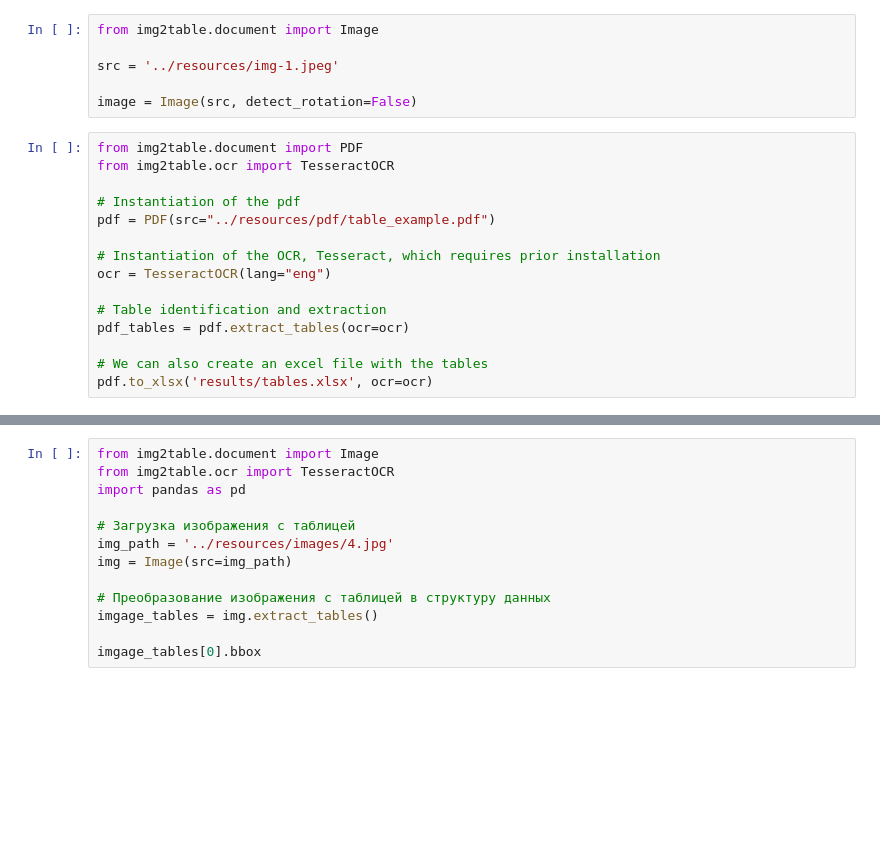
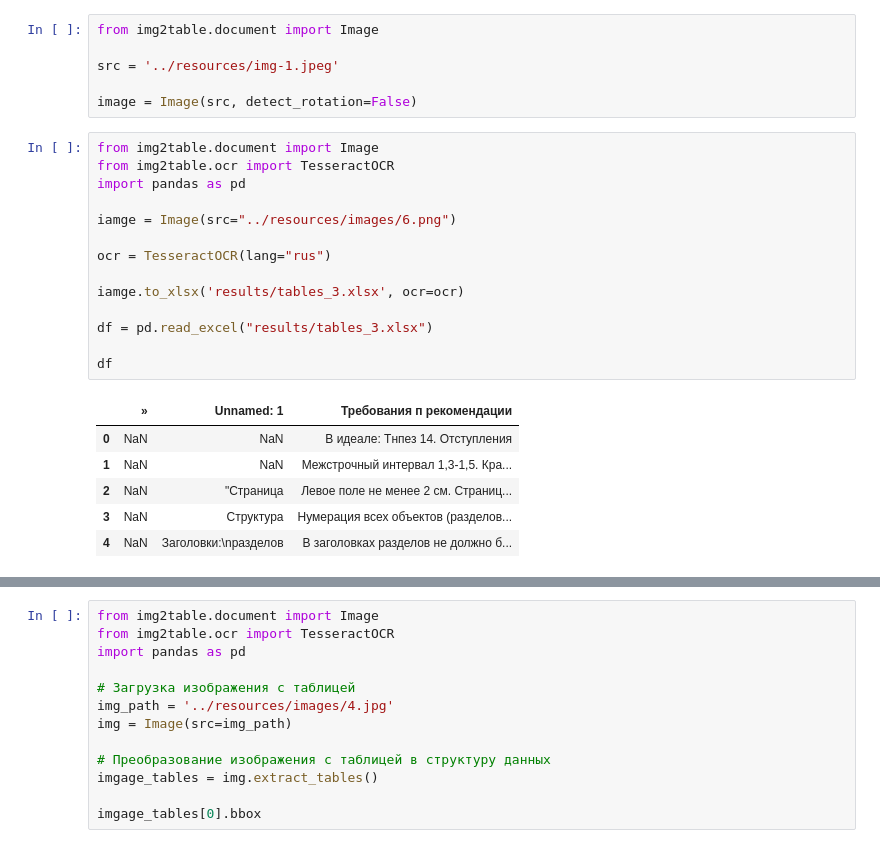
Before and after one commit to diemvs/table-parser, a Jupyter notebook: img2table/img2table_usage.ipynb, the cells around one changed output, grey strips where cells are left out. Saved outputs shown, nothing was run; the diff lists cells and outputs as text; blank space fills up the shorter version.

```diff
--- a/img2table/img2table_usage.ipynb
+++ b/img2table/img2table_usage.ipynb
@@ -45,18 +26,24 @@ from img2table.document import Image
 src = '../resources/img-1.jpeg'
 
 image = Image(src, detect_rotation=False)
-# %%
-from img2table.document import PDF
-from img2table.ocr import TesseractOCR
-
-# Instantiation of the pdf
-pdf = PDF(src="../resources/pdf/table_example.pdf")
-
-# Instantiation of the OCR, Tesseract, which requires prior installation
-ocr = TesseractOCR(lang="eng")
-
-# Table identification and extraction
-pdf_tables = pdf.extract_tables(ocr=ocr)
-
-# We can also create an excel file with the tables
-pdf.to_xlsx('results/tables.xlsx', ocr=ocr)
+# %%
+from img2table.document import Image
+from img2table.ocr import TesseractOCR
+import pandas as pd
+
+iamge = Image(src="../resources/images/6.png")
+
+ocr = TesseractOCR(lang="rus")
+
+iamge.to_xlsx('results/tables_3.xlsx', ocr=ocr)
+
+df = pd.read_excel("results/tables_3.xlsx")
+
+df
+# %% [output]
+|  | » | Unnamed: 1 | Требования п рекомендации |
+| 0 | NaN | NaN | В идеале: Тнпез 14. Отступления |
+| 1 | NaN | NaN | Межстрочный интервал 1,3-1,5. Кра... |
+| 2 | NaN | "Страница | Левое поле не менее 2 см. Страниц... |
+| 3 | NaN | Структура | Нумерация всех объектов (разделов... |
+| 4 | NaN | Заголовки:\nразделов | В заголовках разделов не должно б... |
```
Also changed, not shown: parts of 2 cells of this notebook, 14 other files.
